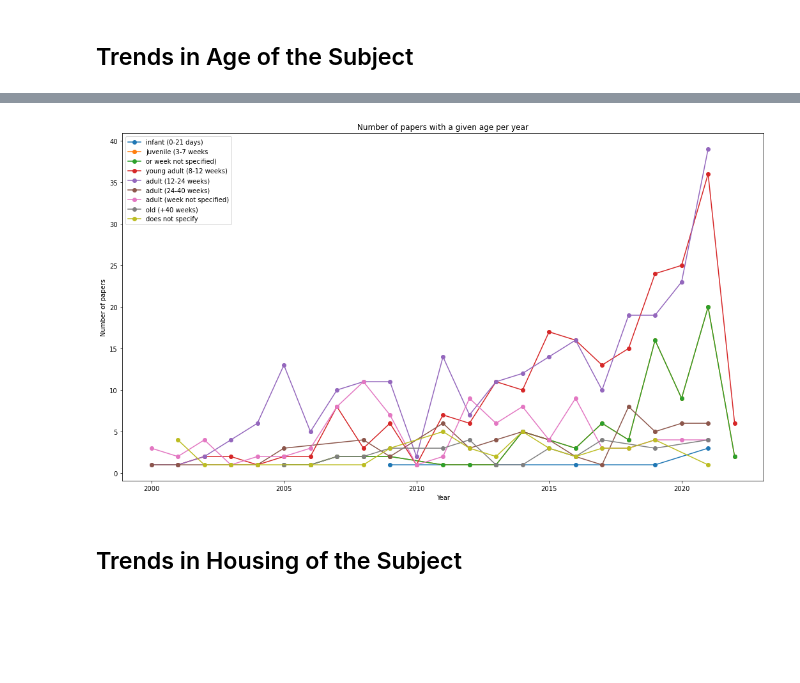
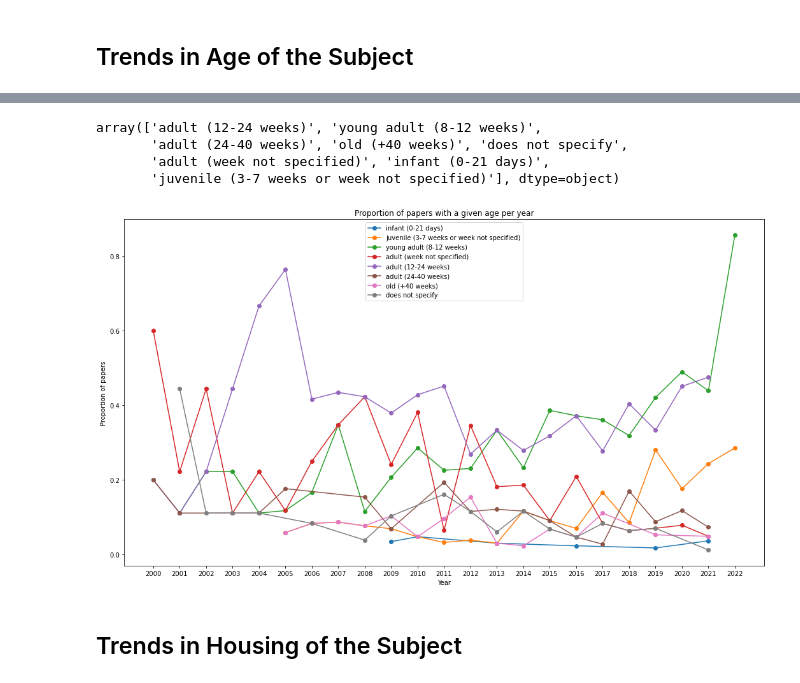
Before and after one commit to padillacoreanolab/literature_review_processing, a Jupyter notebook: results/2022_06_17_literature_review_processing/literature_review_survey_processing.ipynb, the cells around one changed output, grey strips where cells are left out. Drawn from its saved outputs; the diff is of its cells as text; code cells hidden in the pictures; blank space fills up the shorter version.

```diff
--- a/results/2022_06_17_literature_review_processing/literature_review_survey_processing.ipynb
+++ b/results/2022_06_17_literature_review_processing/literature_review_survey_processing.ipynb
@@ -826,11 +830,11 @@ fig, ax = plt.subplots()
 
 for subject_type in type_year_count["Subject Type"].unique():
     type_df = type_year_count[type_year_count["Subject Type"] == subject_type]
-    ax.plot(type_df["publication_year"], type_df["index"], '-o', label=subject_type)
+    ax.plot(type_df["publication_year"], type_df["proportion_of_papers"], '-o', label=subject_type)
 plt.legend()
 plt.xticks(strain_year_count["publication_year"].unique())
-plt.title("Number of papers with a given type per year")
+plt.title("Proportion of papers with a given type per year")
 plt.xlabel("Year")
-plt.ylabel("Number of papers")
+plt.ylabel("Proportion of papers")
 plt.savefig("./proc/plots/year_vs_type.png")
 # %% [output]
@@ -912,2 +913,2 @@ Name: Subject Age_fixed, Length: 538, dtype: object
 # %%
-column_year_count = exploded_column_df.groupby(['publication_year', fixed_column_name], as_index=False).count()
+column_year_count = exploded_column_df.groupby(['publication_year', fixed_column_name], as_index=False).size()
@@ -914,21 +931,34 @@ column_year_count = exploded_column_df.groupby(['publication_year', fixed_column
+# %%
+column_year_count["proportion_of_papers"] = column_year_count.apply(lambda x: x["size"] / year_to_number_of_paper_dict[x["publication_year"]], axis=1)
 # %%
 # Increase size of plot in jupyter
 
 plt.rcParams["figure.figsize"] = (18,10)
+# %%
+age_name_ordered = ['infant (0-21 days)', 'juvenile (3-7 weeks or week not specified)', 'young adult (8-12 weeks)', \
+    'adult (week not specified)', 'adult (12-24 weeks)', 'adult (24-40 weeks)', 'old (+40 weeks)', 'does not specify']
+# %%
+exploded_column_df[fixed_column_name].unique()
+# %% [output]
+array(['adult (12-24 weeks)', 'young adult (8-12 weeks)',
+       'adult (24-40 weeks)', 'old (+40 weeks)', 'does not specify',
+       'adult (week not specified)', 'infant (0-21 days)',
+       'juvenile (3-7 weeks or week not specified)'], dtype=object)
 # %%
 fig, ax = plt.subplots()
 
-for value in exploded_column_df[fixed_column_name].unique():
+for value in age_name_ordered:
     type_df = column_year_count[column_year_count[fixed_column_name] == value]
-    ax.plot(type_df["publication_year"], type_df["index"], '-o', label=value)
+    ax.plot(type_df["publication_year"], type_df["proportion_of_papers"], '-o', label=value)
 plt.legend()
 # plt.xticks(column_year_count["publication_year"].unique())
-plt.title("Number of papers with a given age per year")
+plt.title("Proportion of papers with a given age per year")
 plt.xlabel("Year")
-plt.ylabel("Number of papers")
+plt.ylabel("Proportion of papers")
+plt.xticks(column_year_count["publication_year"].unique())
 plt.savefig("./proc/plots/year_vs_age.png")
 # %% [output]
-[figure, old version]
+[figure, new version]
 # %% [markdown]
 ## Trends in Housing of the Subject
 # %%
```
Also changed, not shown: parts of 72 cells of this notebook.
